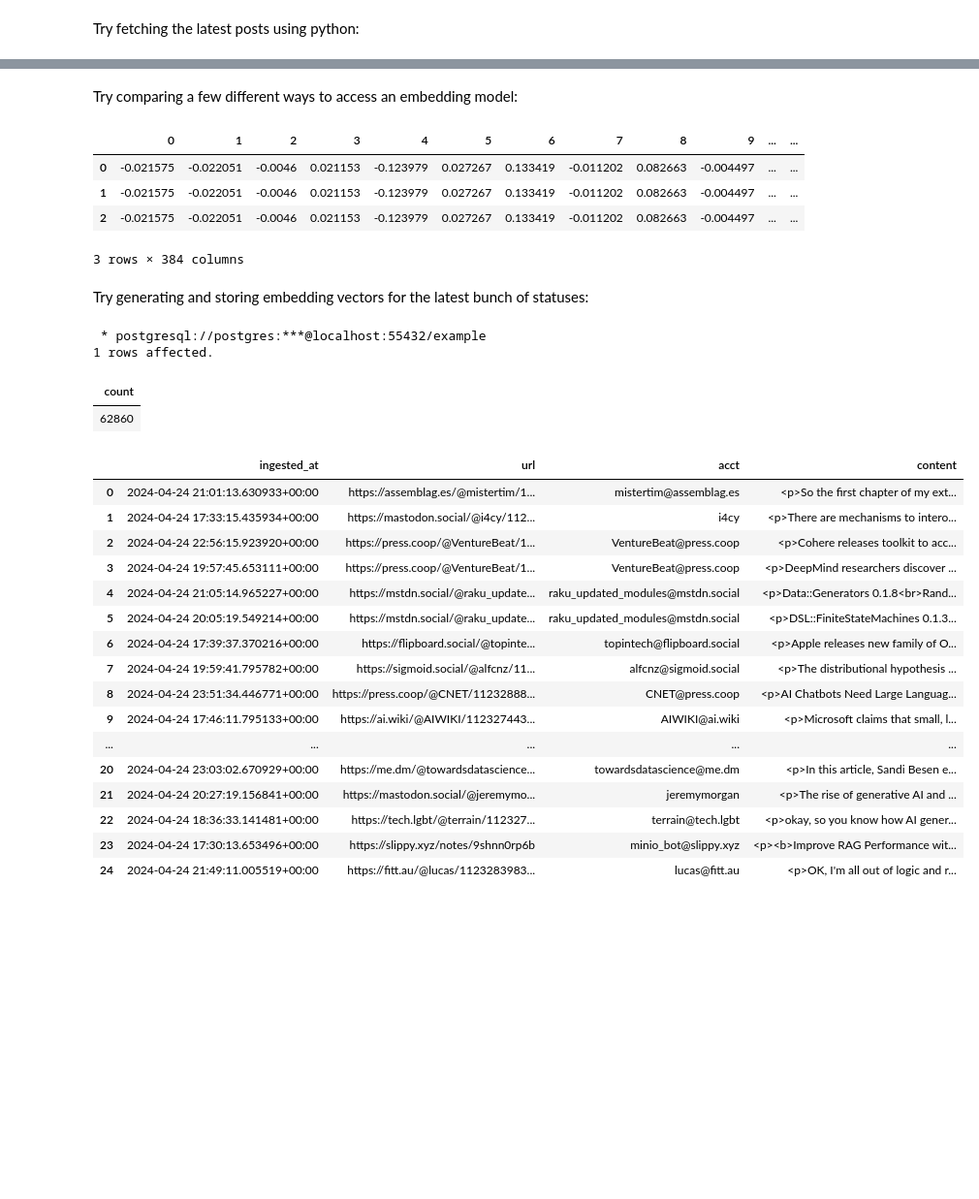
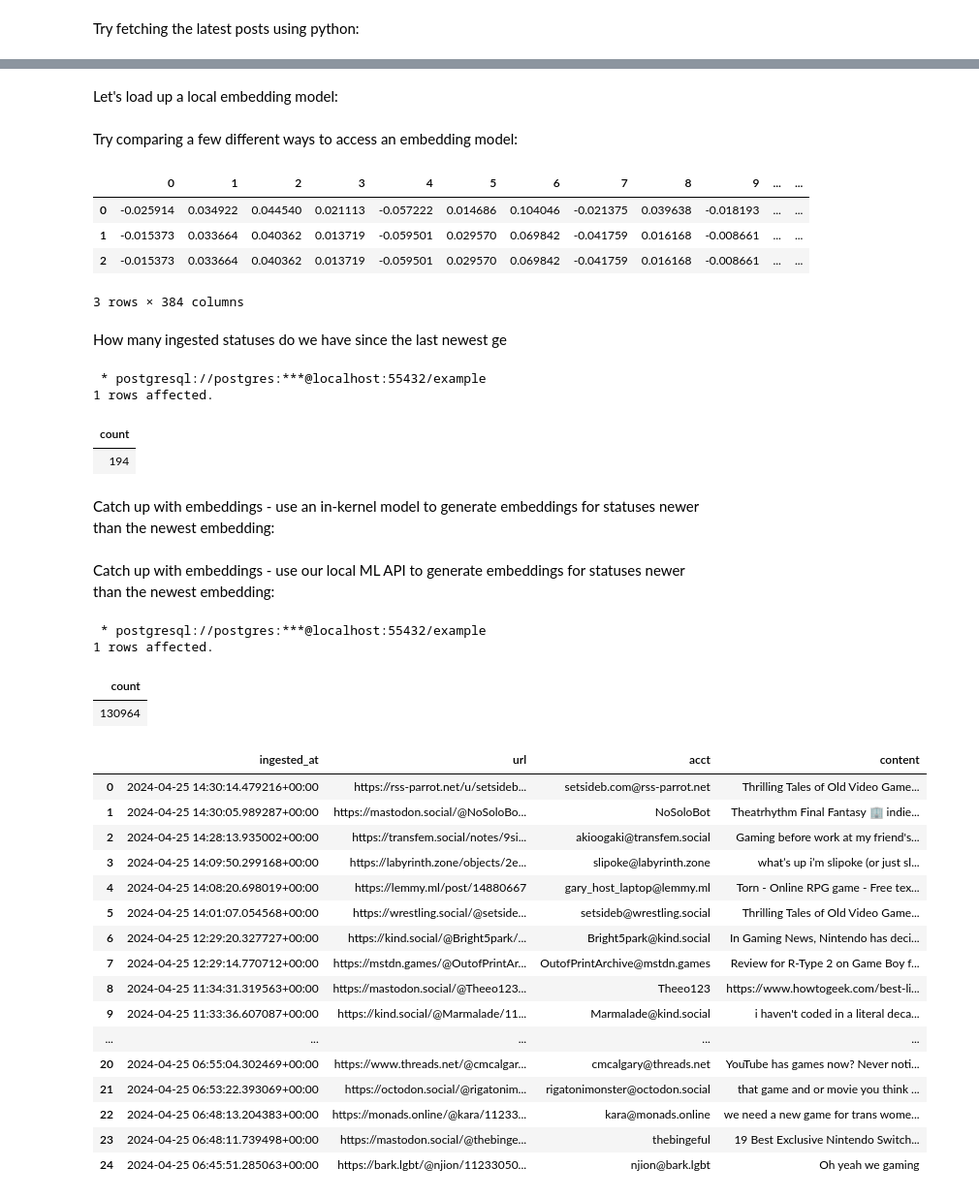
Before and after one commit to lmorchard/pubpulse, a Jupyter notebook: notebook/index.ipynb, the cells around one changed output, grey strips where cells are left out. Shown at 97% size. Cells and saved outputs as stored; diff of their text form; code cells hidden in the pictures; blank space fills up the shorter version.

Commit message:
add a host-side ML API flask app, initially to expose GPU-bound embeddings generation; juggle dev-like things around a bit

```diff
--- a/notebook/index.ipynb
+++ b/notebook/index.ipynb
@@ -131,6 +139,8 @@ CREATE TABLE IF NOT EXISTS embeddings(
 """)
 
 conn.commit()
+# %% [markdown]
+Let's load up a local embedding model:
 # %%
 from sentence_transformers import SentenceTransformer
 embedding_model = SentenceTransformer('sentence-transformers/all-MiniLM-L6-v2')
@@ -140,18 +150,17 @@ Try comparing a few different ways to access an embedding model:
 import requests
 
 chunks = [
+    "Have you the like of pie!",
     "I like pie",
-    "Have you the like of pie?",
     "Etiam non feugiat sapien. Vestibulum accumsan elit massa, at volutpat augue lacinia lacinia.",
     "Lorem ipsum dolor sit amet consectetur adipiscing elit Aliquam mattis arcu sit amet ex convallis ac varius lacus vehicula",
 ]
 
 local_api_resp = requests.post(
-    config.embeddings_api_url,
-    json = {
-        "input": chunks
-    }
+    f"{config.ml_api_url}/embeddings",
+    json = { "inputs": chunks }
 )
+embeddings_from_local_api = response.json()
 
 response = requests.post(
     f"https://api-inference.huggingface.co/pipeline/feature-extraction/sentence-transformers/all-MiniLM-L6-v2",
@@ -172,12 +181,24 @@ pd.DataFrame([
 ])
 # %% [output]
 |  | 0 | 1 | 2 | 3 | 4 | 5 | 6 | 7 | 8 | 9 | ... | ... |
-| 0 | -0.021575 | -0.022051 | -0.0046 | 0.021153 | -0.123979 | 0.027267 | 0.133419 | -0.011202 | 0.082663 | -0.004497 | ... | ... |
-| 1 | -0.021575 | -0.022051 | -0.0046 | 0.021153 | -0.123979 | 0.027267 | 0.133419 | -0.011202 | 0.082663 | -0.004497 | ... | ... |
-| 2 | -0.021575 | -0.022051 | -0.0046 | 0.021153 | -0.123979 | 0.027267 | 0.133419 | -0.011202 | 0.082663 | -0.004497 | ... | ... |
+| 0 | -0.025914 | 0.034922 | 0.044540 | 0.021113 | -0.057222 | 0.014686 | 0.104046 | -0.021375 | 0.039638 | -0.018193 | ... | ... |
+| 1 | -0.015373 | 0.033664 | 0.040362 | 0.013719 | -0.059501 | 0.029570 | 0.069842 | -0.041759 | 0.016168 | -0.008661 | ... | ... |
+| 2 | -0.015373 | 0.033664 | 0.040362 | 0.013719 | -0.059501 | 0.029570 | 0.069842 | -0.041759 | 0.016168 | -0.008661 | ... | ... |
 3 rows × 384 columns
 # %% [markdown]
-Try generating and storing embedding vectors for the latest bunch of statuses:
+How many ingested statuses do we have since the last newest ge
+# %%
+%%sql
+SELECT count(url)
+FROM statuses
+WHERE ingested_at > (SELECT created_at FROM status_embeddings ORDER BY created_at DESC LIMIT 1);
+# %% [output]
+ * postgresql://postgres:***@localhost:55432/example
+1 rows affected.
+| count |
+| 194 |
+# %% [markdown]
+Catch up with embeddings - use an in-kernel model to generate embeddings for statuses newer than the newest embedding:
 # %%
 conn = psycopg2.connect(os.environ["DATABASE_URL"])
 register_vector(conn)
@@ -220,6 +246,8 @@ for row in tqdm(cur, total=cur.rowcount):
         embed_statuses_chunk()
 
 embed_statuses_chunk()
+# %% [markdown]
+Catch up with embeddings - use our local ML API to generate embeddings for statuses newer than the newest embedding:
 # %%
 conn = psycopg2.connect(os.environ["DATABASE_URL"])
 register_vector(conn)
@@ -325,57 +306,59 @@ embed_statuses_chunk_3()
 # %%
-%%sql
-SELECT count(embedding)
-FROM embeddings
+%sql SELECT count(embedding) FROM status_embeddings
 # %% [output]
  * postgresql://postgres:***@localhost:55432/example
 1 rows affected.
 | count |
-| 62860 |
+| 130964 |
 # %%
 embeddings = embedding_model.encode([
-    """large language models and retrieval augmented generation"""
+    """video games are not worth playing"""
 ])
 
 
 conn = psycopg2.connect(os.environ["DATABASE_URL"])
 register_vector(conn)
 
 cur = conn.cursor()
 cur.execute(
     """
     SELECT
         ingested_at,
         url,
         status->'account'->>'acct' as acct,
         status->>'content' as content
     FROM statuses
     WHERE url in (
         SELECT url
-        FROM embeddings
+        FROM status_embeddings
+        WHERE created_at > now() - INTERVAL '6 hours'
         ORDER BY embedding <-> %s
         LIMIT 25
     )
+    ORDER BY ingested_at DESC
+    LIMIT 25
     """,
     (np.array(embeddings[0]),)
 )
 rows = cur.fetchall()
 
-pd.DataFrame(rows, columns=("ingested_at", "url", "acct", "content"))
+df = pd.DataFrame(rows, columns=("ingested_at", "url", "acct", "content"))
+HTML(df.to_html(render_links=True, escape=False))
 # %% [output]
 |  | ingested_at | url | acct | content |
-| 0 | 2024-04-24 21:01:13.630933+00:00 | https://assemblag.es/@mistertim/1... | mistertim@assemblag.es | <p>So the first chapter of my ext... |
-| 1 | 2024-04-24 17:33:15.435934+00:00 | https://mastodon.social/@i4cy/112... | i4cy | <p>There are mechanisms to intero... |
-| 2 | 2024-04-24 22:56:15.923920+00:00 | https://press.coop/@VentureBeat/1... | VentureBeat@press.coop | <p>Cohere releases toolkit to acc... |
-| 3 | 2024-04-24 19:57:45.653111+00:00 | https://press.coop/@VentureBeat/1... | VentureBeat@press.coop | <p>DeepMind researchers discover ... |
-| 4 | 2024-04-24 21:05:14.965227+00:00 | https://mstdn.social/@raku_update... | raku_updated_modules@mstdn.social | <p>Data::Generators 0.1.8<br>Rand... |
-| 5 | 2024-04-24 20:05:19.549214+00:00 | https://mstdn.social/@raku_update... | raku_updated_modules@mstdn.social | <p>DSL::FiniteStateMachines 0.1.3... |
-| 6 | 2024-04-24 17:39:37.370216+00:00 | https://flipboard.social/@topinte... | topintech@flipboard.social | <p>Apple releases new family of O... |
-| 7 | 2024-04-24 19:59:41.795782+00:00 | https://sigmoid.social/@alfcnz/11... | alfcnz@sigmoid.social | <p>The distributional hypothesis ... |
-| 8 | 2024-04-24 23:51:34.446771+00:00 | https://press.coop/@CNET/11232888... | CNET@press.coop | <p>AI Chatbots Need Large Languag... |
-| 9 | 2024-04-24 17:46:11.795133+00:00 | https://ai.wiki/@AIWIKI/112327443... | AIWIKI@ai.wiki | <p>Microsoft claims that small, l... |
+| 0 | 2024-04-25 14:30:14.479216+00:00 | https://rss-parrot.net/u/setsideb... | setsideb.com@rss-parrot.net | Thrilling Tales of Old Video Game... |
+| 1 | 2024-04-25 14:30:05.989287+00:00 | https://mastodon.social/@NoSoloBo... | NoSoloBot | Theatrhythm Final Fantasy 🏢 indie... |
+| 2 | 2024-04-25 14:28:13.935002+00:00 | https://transfem.social/notes/9si... | akioogaki@transfem.social | Gaming before work at my friend's... |
+| 3 | 2024-04-25 14:09:50.299168+00:00 | https://labyrinth.zone/objects/2e... | slipoke@labyrinth.zone | what’s up i’m slipoke (or just sl... |
+| 4 | 2024-04-25 14:08:20.698019+00:00 | https://lemmy.ml/post/14880667 | gary_host_laptop@lemmy.ml | Torn - Online RPG game - Free tex... |
+| 5 | 2024-04-25 14:01:07.054568+00:00 | https://wrestling.social/@setside... | setsideb@wrestling.social | Thrilling Tales of Old Video Game... |
+| 6 | 2024-04-25 12:29:20.327727+00:00 | https://kind.social/@Bright5park/... | Bright5park@kind.social | In Gaming News, Nintendo has deci... |
+| 7 | 2024-04-25 12:29:14.770712+00:00 | https://mstdn.games/@OutofPrintAr... | OutofPrintArchive@mstdn.games | Review for R-Type 2 on Game Boy f... |
+| 8 | 2024-04-25 11:34:31.319563+00:00 | https://mastodon.social/@Theeo123... | Theeo123 | https://www.howtogeek.com/best-li... |
+| 9 | 2024-04-25 11:33:36.607087+00:00 | https://kind.social/@Marmalade/11... | Marmalade@kind.social | i haven't coded in a literal deca... |
 | ... | ... | ... | ... | ... |
-| 20 | 2024-04-24 23:03:02.670929+00:00 | https://me.dm/@towardsdatascience... | towardsdatascience@me.dm | <p>In this article, Sandi Besen e... |
-| 21 | 2024-04-24 20:27:19.156841+00:00 | https://mastodon.social/@jeremymo... | jeremymorgan | <p>The rise of generative AI and ... |
-| 22 | 2024-04-24 18:36:33.141481+00:00 | https://tech.lgbt/@terrain/112327... | terrain@tech.lgbt | <p>okay, so you know how AI gener... |
-| 23 | 2024-04-24 17:30:13.653496+00:00 | https://slippy.xyz/notes/9shnn0rp6b | minio_bot@slippy.xyz | <p><b>Improve RAG Performance wit... |
-| 24 | 2024-04-24 21:49:11.005519+00:00 | https://fitt.au/@lucas/1123283983... | lucas@fitt.au | <p>OK, I'm all out of logic and r... |
+| 20 | 2024-04-25 06:55:04.302469+00:00 | https://www.threads.net/@cmcalgar... | cmcalgary@threads.net | YouTube has games now? Never noti... |
+| 21 | 2024-04-25 06:53:22.393069+00:00 | https://octodon.social/@rigatonim... | rigatonimonster@octodon.social | that game and or movie you think ... |
+| 22 | 2024-04-25 06:48:13.204383+00:00 | https://monads.online/@kara/11233... | kara@monads.online | we need a new game for trans wome... |
+| 23 | 2024-04-25 06:48:11.739498+00:00 | https://mastodon.social/@thebinge... | thebingeful | 19 Best Exclusive Nintendo Switch... |
+| 24 | 2024-04-25 06:45:51.285063+00:00 | https://bark.lgbt/@njion/11233050... | njion@bark.lgbt | Oh yeah we gaming |
```
Also changed, not shown: parts of 9 cells of this notebook, 13 other files.
